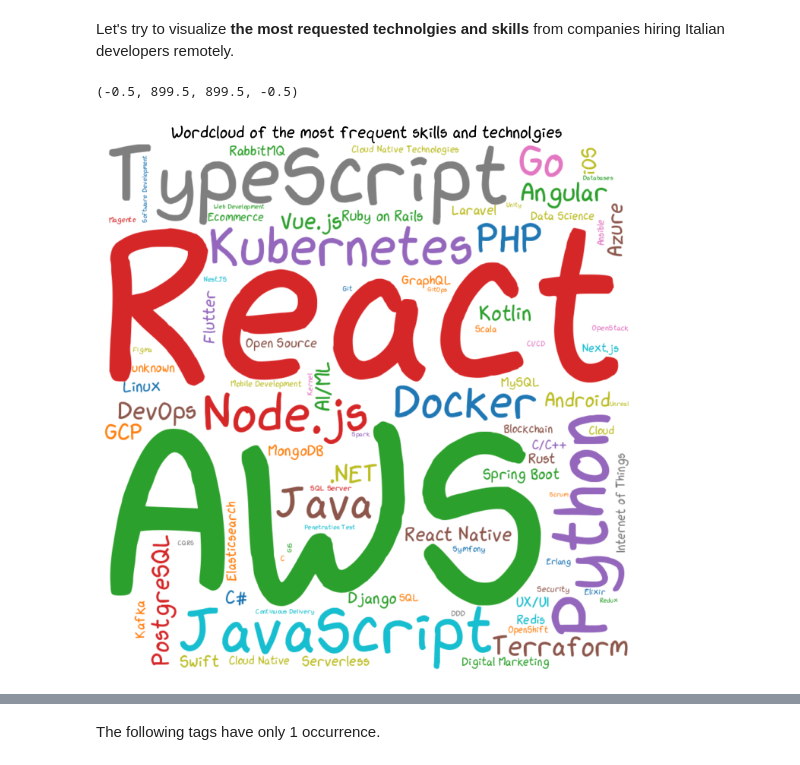
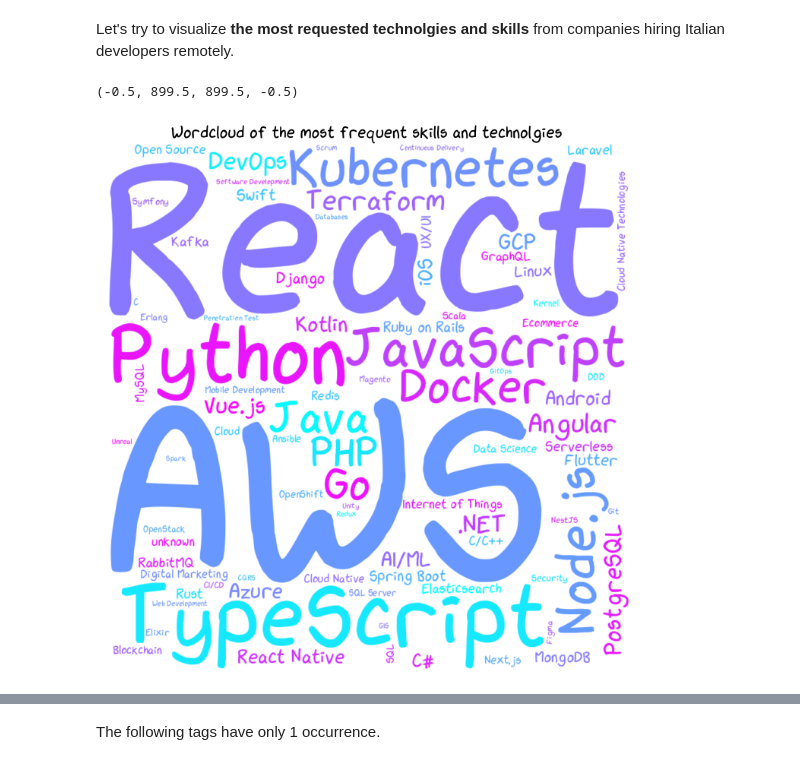
Before and after one commit to FrancescoManfredi/AIRV-analysis, a Jupyter notebook: workbench.ipynb, the cells around one changed output, grey strips where cells are left out. Drawn from its saved outputs; the diff is of its cells as text; code cells hidden in the pictures.

```diff
--- a/workbench.ipynb
+++ b/workbench.ipynb
@@ -296,16 +296,16 @@ from wordcloud import WordCloud
 # %%
 height = 900
 width = 900
 my_dpi = 96
-wc = WordCloud(width=width, height=height, min_font_size=12, background_color="white", colormap="tab10", font_path="xkcd-script.ttf", max_words=500
+wc = WordCloud(width=width, height=height, min_font_size=12, background_color="white", colormap="cool", font_path="xkcd-script.ttf", max_words=500
 ).generate_from_frequencies(tag_counts)
 plt.figure(figsize=(width/my_dpi, height/my_dpi), dpi=my_dpi)
 plt.imshow(wc, interpolation="bilinear")
 plt.title("Wordcloud of the most frequent skills and technolgies")
 plt.axis("off")
 # %% [output]
 (-0.5, 899.5, 899.5, -0.5)
-[figure, old version]
+[figure, new version]
 # %%
 temp_df = tags_counts_df.sort_values(by="proportion").tail(25)
 plt.figure(figsize=(600/my_dpi, 900/my_dpi), dpi=my_dpi)
```
Also changed, not shown: parts of 29 cells of this notebook.
